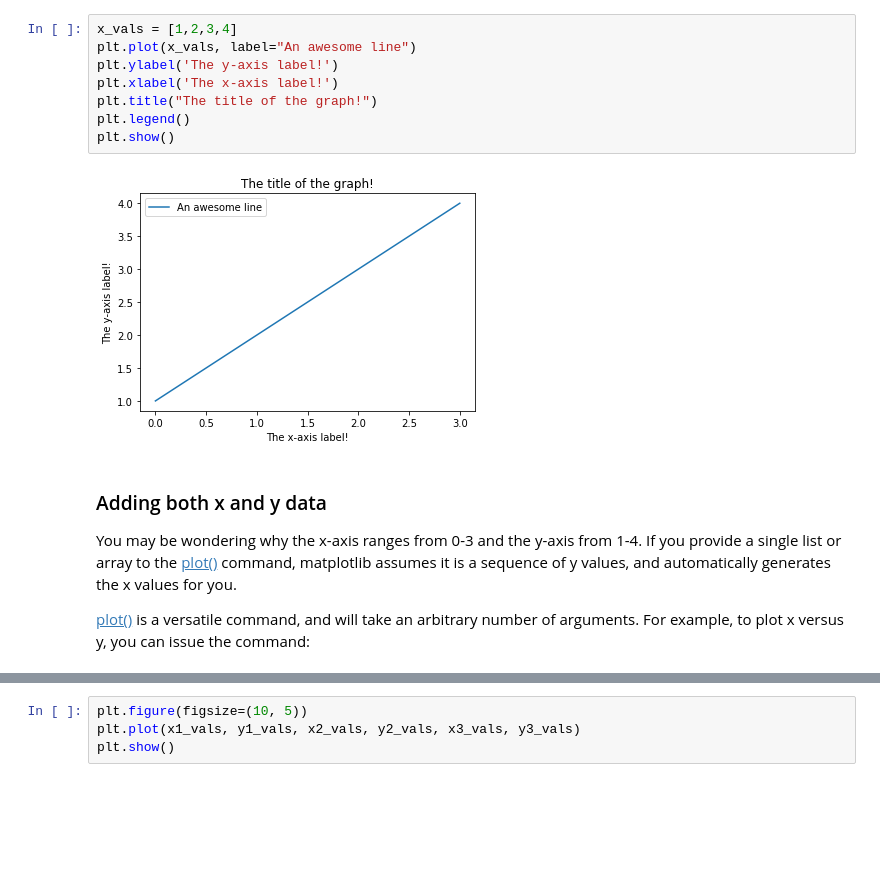
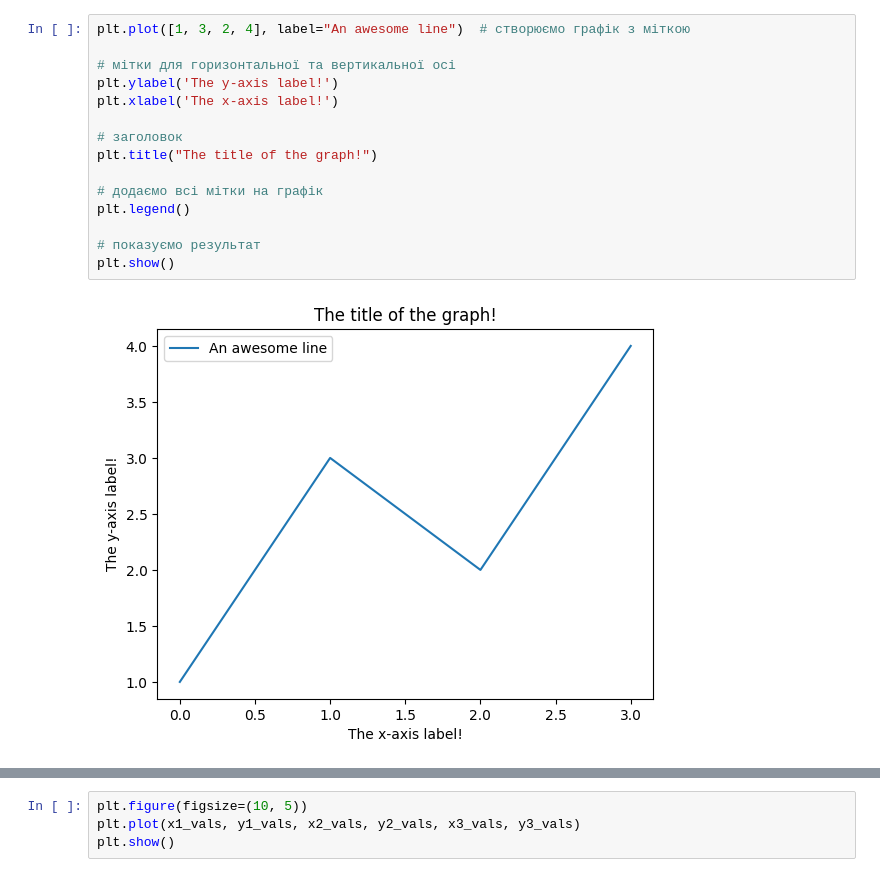
Before and after one commit to HalyshAnton/IT-Step-Pyton-AI, a Jupyter notebook: module2/matplotlib.ipynb, the cells around one changed output, grey strips where cells are left out. Saved outputs shown, nothing was run; the diff lists cells and outputs as text; blank space fills up the shorter version.

```diff
--- a/module2/matplotlib.ipynb
+++ b/module2/matplotlib.ipynb
@@ -40,16 +40,17 @@ Let's redraw this plot but now with a title, axis labels, and a legend:
 # %%
-x_vals = [1,2,3,4]
-plt.plot(x_vals, label="An awesome line")
+plt.plot([1, 3, 2, 4], label="An awesome line")  # створюємо графік з міткою
+
+# мітки для горизонтальної та вертикальної осі
 plt.ylabel('The y-axis label!')
 plt.xlabel('The x-axis label!')
+
+# заголовок
 plt.title("The title of the graph!")
+
+# додаємо всі мітки на графік
 plt.legend()
+
+# показуємо результат
 plt.show()
 # %% [output]
-[figure, old version]
+[figure, new version]
-# %% [markdown]
-### Adding both x and y data
-
-You may be wondering why the x-axis ranges from 0-3 and the y-axis from 1-4. If you provide a single list or array to the [plot()](https://matplotlib.org/api/pyplot_api.html#matplotlib.pyplot.plot) command, matplotlib assumes it is a sequence of y values, and automatically generates the x values for you.
-
-[plot()](https://matplotlib.org/api/pyplot_api.html#matplotlib.pyplot.plot) is a versatile command, and will take an arbitrary number of arguments. For example, to plot x versus y, you can issue the command:
```
Also changed, not shown: parts of 40 cells of this notebook.
